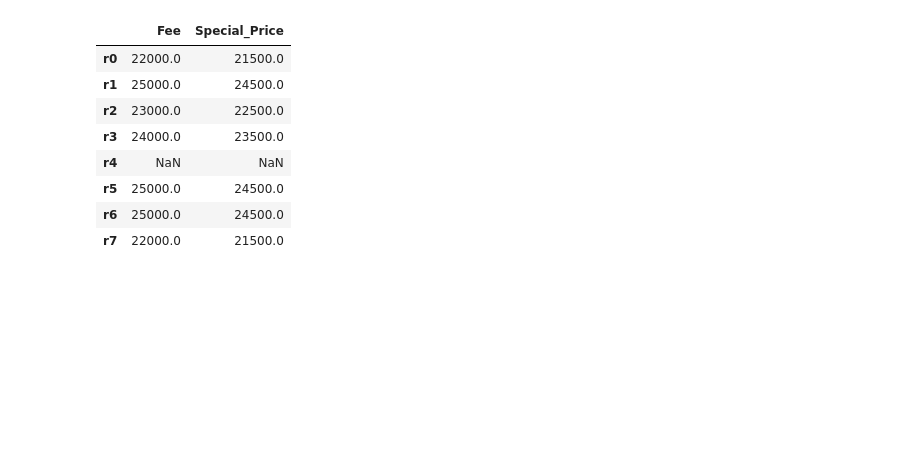
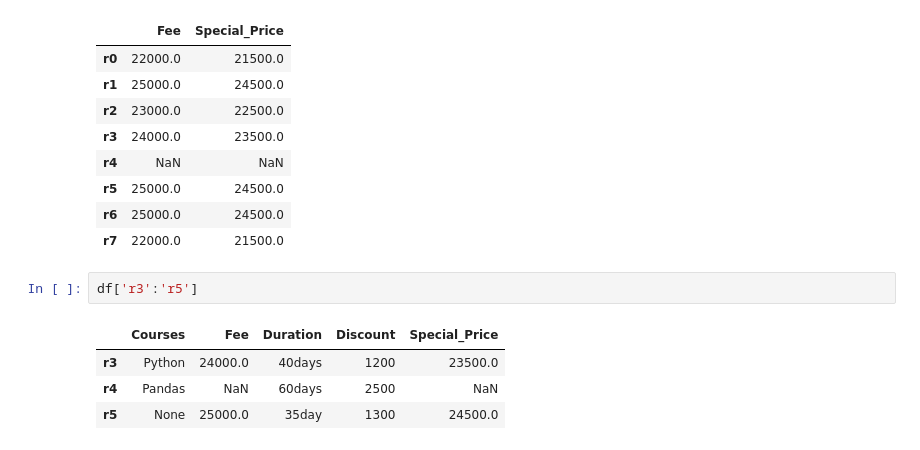
Before and after one commit to aekanun2020/Data-Analytics-using-Python, a Jupyter notebook: Python_Pandas_Dataframe_Basic_Properties_and_Methods.ipynb, the cells around one changed output. Drawn from its saved outputs; the diff is of its cells as text; blank space fills up the shorter version.

```diff
--- a/Python_Pandas_Dataframe_Basic_Properties_and_Methods.ipynb
+++ b/Python_Pandas_Dataframe_Basic_Properties_and_Methods.ipynb
@@ -238,3 +240,10 @@ df[['Fee','Special_Price']]
 | r5 | 25000.0 | 24500.0 |
 | r6 | 25000.0 | 24500.0 |
 | r7 | 22000.0 | 21500.0 |
+# %%
+df['r3':'r5']
+# %% [output]
+|  | Courses | Fee | Duration | Discount | Special_Price |
+| r3 | Python | 24000.0 | 40days | 1200 | 23500.0 |
+| r4 | Pandas | NaN | 60days | 2500 | NaN |
+| r5 | None | 25000.0 | 35day | 1300 | 24500.0 |
```
Also changed, not shown: parts of 6 cells of this notebook.
